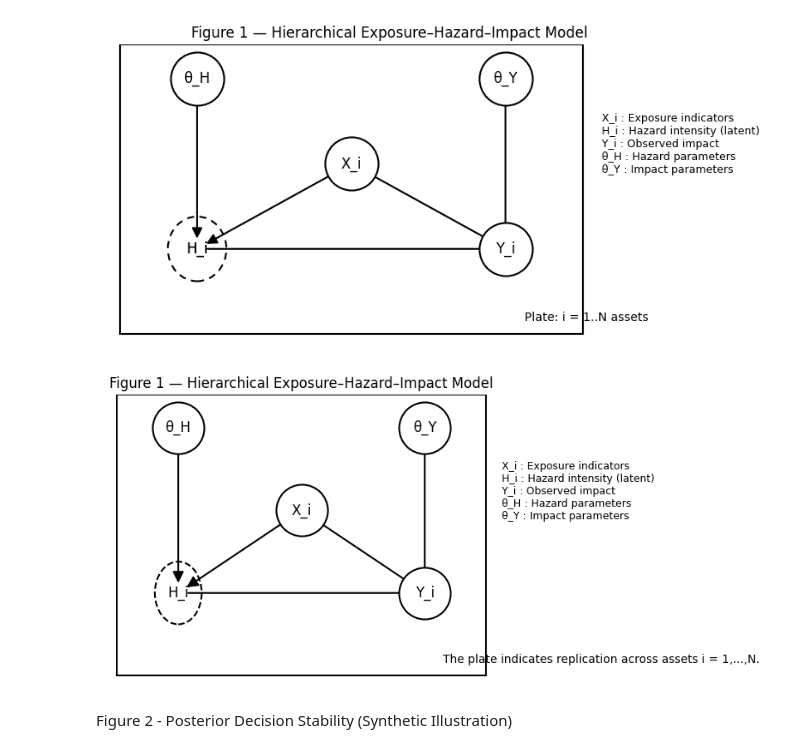
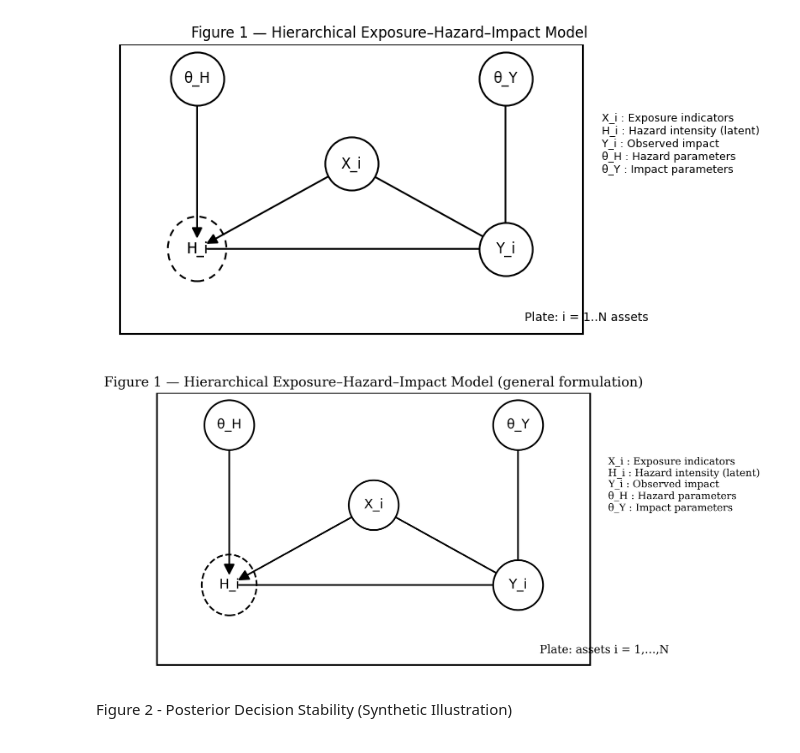
Before and after one commit to Habnetic/resilient-housing-bayes, a Jupyter notebook: notebooks/figures_decision_stability.ipynb, the cells around one changed output. Saved outputs shown, nothing was run; the diff lists cells and outputs as text; code cells hidden in the pictures.

```diff
--- a/notebooks/figures_decision_stability.ipynb
+++ b/notebooks/figures_decision_stability.ipynb
@@ -95,6 +95,13 @@ plt.show()
 # %%
 import matplotlib.pyplot as plt
 import networkx as nx
+
+# --- Global figure settings (journal friendly) ---
+plt.rcParams["figure.dpi"] = 300
+plt.rcParams["savefig.dpi"] = 300
+plt.rcParams["font.family"] = "serif"
+plt.rcParams["pdf.fonttype"] = 42
+plt.rcParams["ps.fonttype"] = 42
 
 G = nx.DiGraph()
 
@@ -132,7 +139,8 @@ nx.draw_networkx_nodes(
     node_size=2000,
     node_color="white",
     edgecolors="black",
-    linewidths=1.5
+    linewidths=1.5,
+    ax=ax
 )
 
 # Latent node (dashed border)
@@ -148,42 +156,57 @@ circle = plt.Circle(
 ax.add_patch(circle)
 
 # Labels
-nx.draw_networkx_labels(G, pos, font_size=12)
+nx.draw_networkx_labels(G, pos, font_size=12, ax=ax)
 
 # Edges
 nx.draw_networkx_edges(
     G, pos,
     arrows=True,
     arrowsize=20,
-    width=1.5
+    width=1.5,
+    ax=ax
 )
 
 # Plate
 plate = plt.Rectangle((-1.0, -1.0), 6.0, 3.4, fill=False, linewidth=1.5)
 ax.add_patch(plate)
-ax.text(4.3, -0.85, "The plate indicates replication across assets i = 1,...,N.", fontsize=10)
 
-# Expanded axis limits (prevents clipping)
+ax.text(
+    4.3, -0.85,
+    "Plate: assets i = 1,…,N",
+    fontsize=10
+)
+
+# Axis limits
 ax.set_xlim(-1.2, 5.2)
 ax.set_ylim(-1.1, 2.4)
 
-# Symbol legend (right side, subtle)
+# Legend
 legend_text = (
     "X_i : Exposure indicators\n"
     "H_i : Hazard intensity (latent)\n"
     "Y_i : Observed impact\n"
     "θ_H : Hazard parameters\n"
     "θ_Y : Impact parameters"
 )
 
 ax.text(5.25, 1.6, legend_text, fontsize=9, va="top")
 
-plt.title("Figure 1 — Hierarchical Exposure–Hazard–Impact Model", fontsize=12)
-plt.axis("off")
+plt.title(
+    "Figure 1 — Hierarchical Exposure–Hazard–Impact Model (general formulation)",
+    fontsize=12
+)
+
+ax.axis("off")
 plt.tight_layout()
+
+# --- Save vector versions ---
+plt.savefig("fig01_graphical_model.pdf", bbox_inches="tight")
+plt.savefig("fig01_graphical_model.svg", bbox_inches="tight")
+
 plt.show()
 # %% [output]
-[figure, old version]
+[figure, new version]
 # %% [markdown]
 Figure 2 - Posterior Decision Stability (Synthetic Illustration)
 # %%
```
Also changed, not shown: parts of 8 cells of this notebook, 16 other files.
